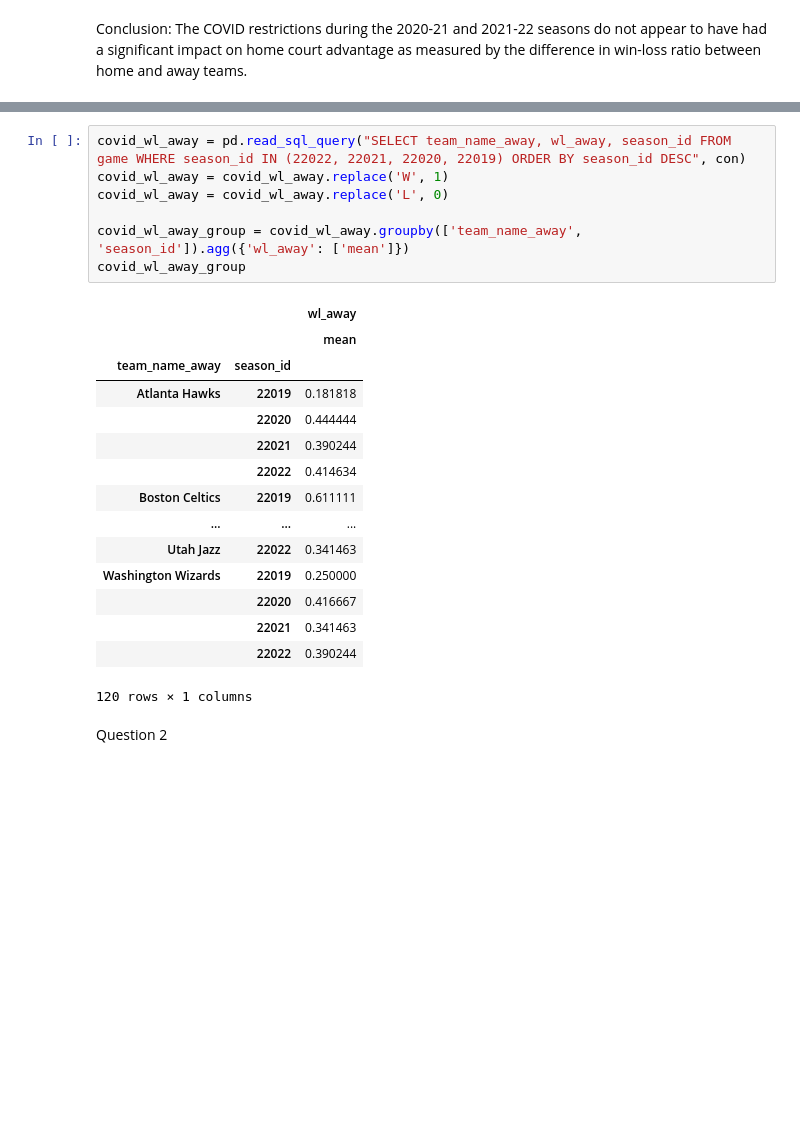
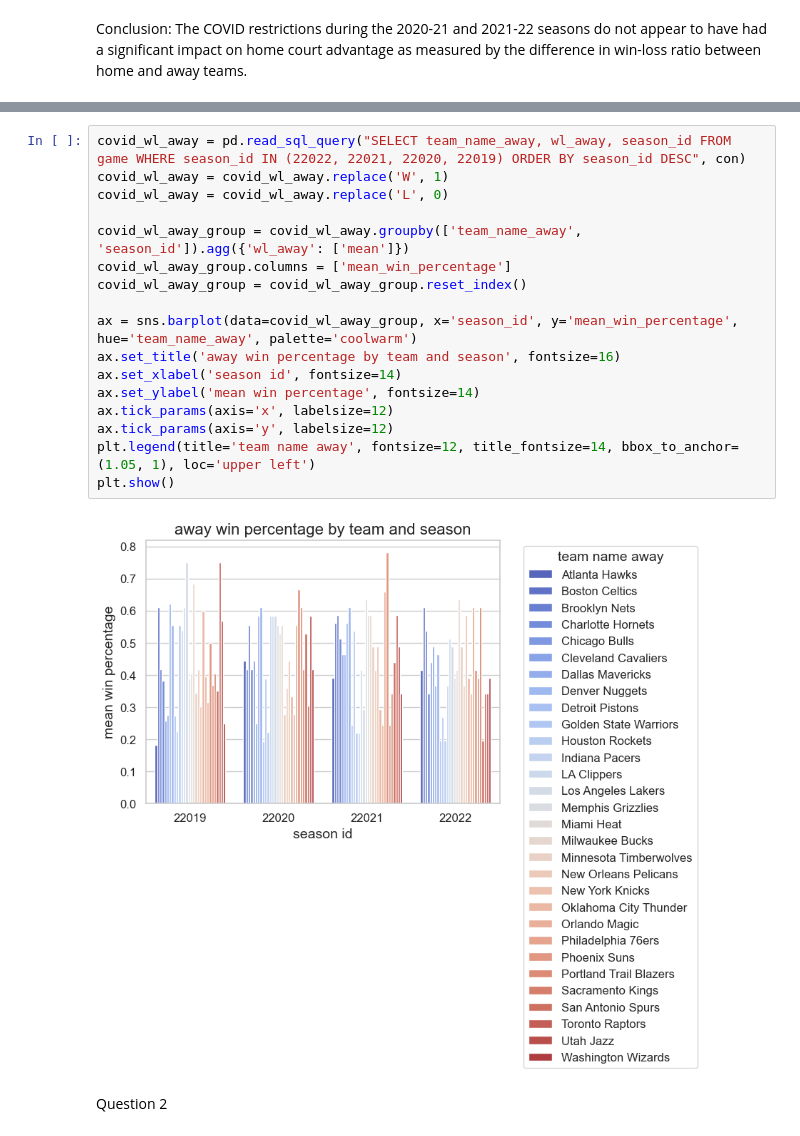
Before and after one commit to thezachdrake/UMD-INST627-Fall2024, a Jupyter notebook: inclass.ipynb, the cells around one changed output, grey strips where cells are left out. Drawn from its saved outputs; the diff is of its cells as text; blank space fills up the shorter version.

```diff
--- a/inclass.ipynb
+++ b/inclass.ipynb
@@ -80,26 +84,22 @@ covid_wl_home_group
 # %%
 covid_wl_away = pd.read_sql_query("SELECT team_name_away, wl_away, season_id FROM game WHERE season_id IN (22022, 22021, 22020, 22019) ORDER BY season_id DESC", con)
 covid_wl_away = covid_wl_away.replace('W', 1)
 covid_wl_away = covid_wl_away.replace('L', 0)
 
 covid_wl_away_group = covid_wl_away.groupby(['team_name_away', 'season_id']).agg({'wl_away': ['mean']})
-covid_wl_away_group
+covid_wl_away_group.columns = ['mean_win_percentage']
+covid_wl_away_group = covid_wl_away_group.reset_index()
+
+ax = sns.barplot(data=covid_wl_away_group, x='season_id', y='mean_win_percentage', hue='team_name_away', palette='coolwarm')
+ax.set_title('away win percentage by team and season', fontsize=16)
+ax.set_xlabel('season id', fontsize=14)
+ax.set_ylabel('mean win percentage', fontsize=14)
+ax.tick_params(axis='x', labelsize=12)
+ax.tick_params(axis='y', labelsize=12)
+plt.legend(title='team name away', fontsize=12, title_fontsize=14, bbox_to_anchor=(1.05, 1), loc='upper left')
+plt.show()
 # %% [output]
-|  |  | wl_away |
-|  |  | mean |
-| team_name_away | season_id |  |
-| Atlanta Hawks | 22019 | 0.181818 |
-|  | 22020 | 0.444444 |
-|  | 22021 | 0.390244 |
-|  | 22022 | 0.414634 |
-| Boston Celtics | 22019 | 0.611111 |
-| ... | ... | ... |
-| Utah Jazz | 22022 | 0.341463 |
-| Washington Wizards | 22019 | 0.250000 |
-|  | 22020 | 0.416667 |
-|  | 22021 | 0.341463 |
-|  | 22022 | 0.390244 |
-120 rows × 1 columns
+[figure, added]
 # %% [markdown]
 Question 2
 # %% [markdown]
```
Also changed, not shown: parts of 46 cells of this notebook.
